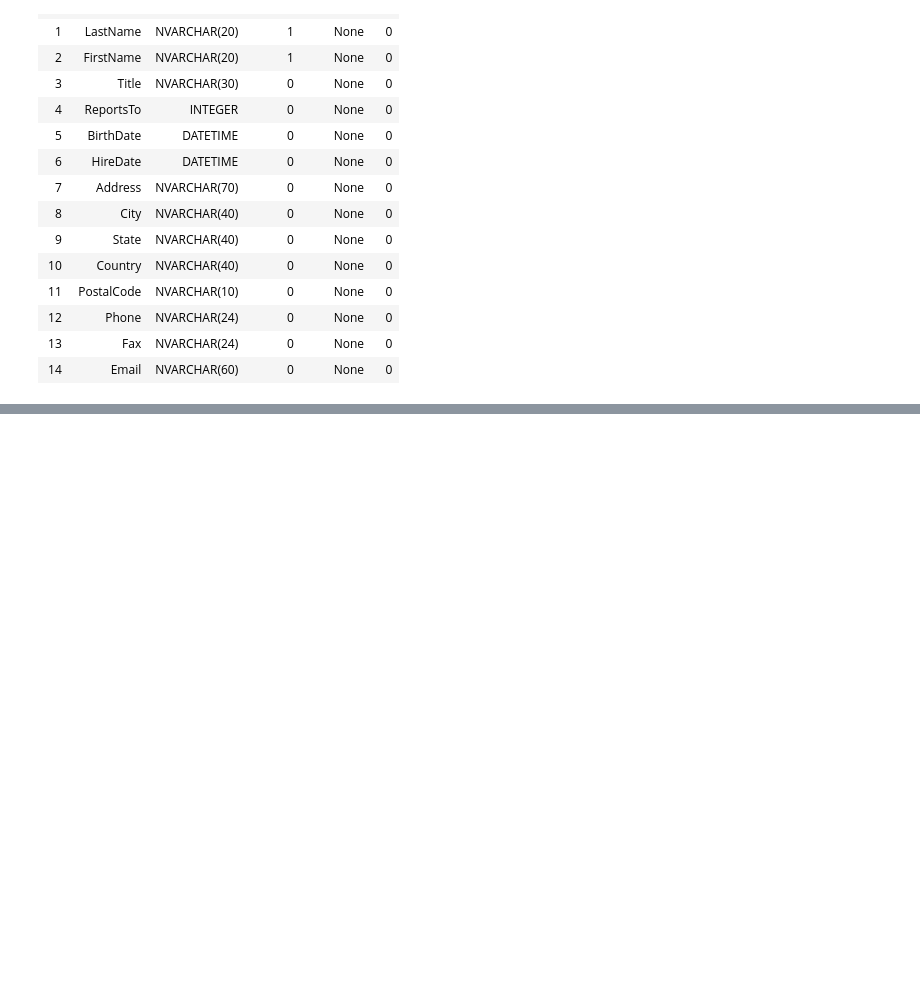
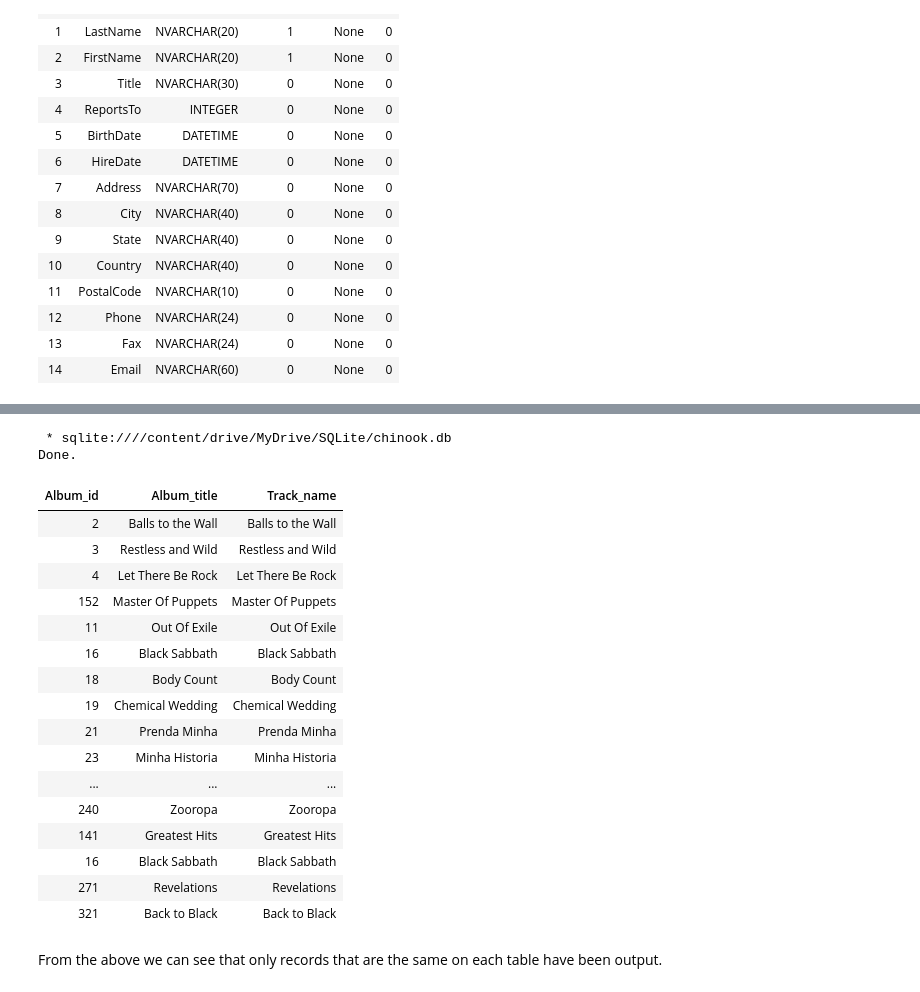
Before and after one commit to mandem296/SQLite-Chinook, a Jupyter notebook: SQLite_PowerBi_Challenge.ipynb, the cells around one changed output, grey strips where cells are left out. Cells and saved outputs as stored; diff of their text form; code cells hidden in the pictures; blank space fills up the shorter version.

Commit message:
implementing inner join

```diff
--- a/SQLite_PowerBi_Challenge.ipynb
+++ b/SQLite_PowerBi_Challenge.ipynb
@@ -488,0 +484,37 @@ Done.
+# %%
+#Inner Join
+#Getting common info between tracks and album table
+
+%%sql
+
+SELECT a. AlbumId AS 'Album_id',
+       a. Title AS 'Album_title',
+       t.Name AS 'Track_name'
+
+FROM albums a
+
+INNER JOIN tracks t
+
+ON a.Title = t.Name
+# %% [output]
+ * sqlite:////content/drive/MyDrive/SQLite/chinook.db
+Done.
+| Album_id | Album_title | Track_name |
+| 2 | Balls to the Wall | Balls to the Wall |
+| 3 | Restless and Wild | Restless and Wild |
+| 4 | Let There Be Rock | Let There Be Rock |
+| 152 | Master Of Puppets | Master Of Puppets |
+| 11 | Out Of Exile | Out Of Exile |
+| 16 | Black Sabbath | Black Sabbath |
+| 18 | Body Count | Body Count |
+| 19 | Chemical Wedding | Chemical Wedding |
+| 21 | Prenda Minha | Prenda Minha |
+| 23 | Minha Historia | Minha Historia |
+| ... | ... | ... |
+| 240 | Zooropa | Zooropa |
+| 141 | Greatest Hits | Greatest Hits |
+| 16 | Black Sabbath | Black Sabbath |
+| 271 | Revelations | Revelations |
+| 321 | Back to Black | Back to Black |
+# %% [markdown]
+From the above we can see that only records that are the same on each table have been output.
```
Also changed, not shown: parts of 6 cells of this notebook.
